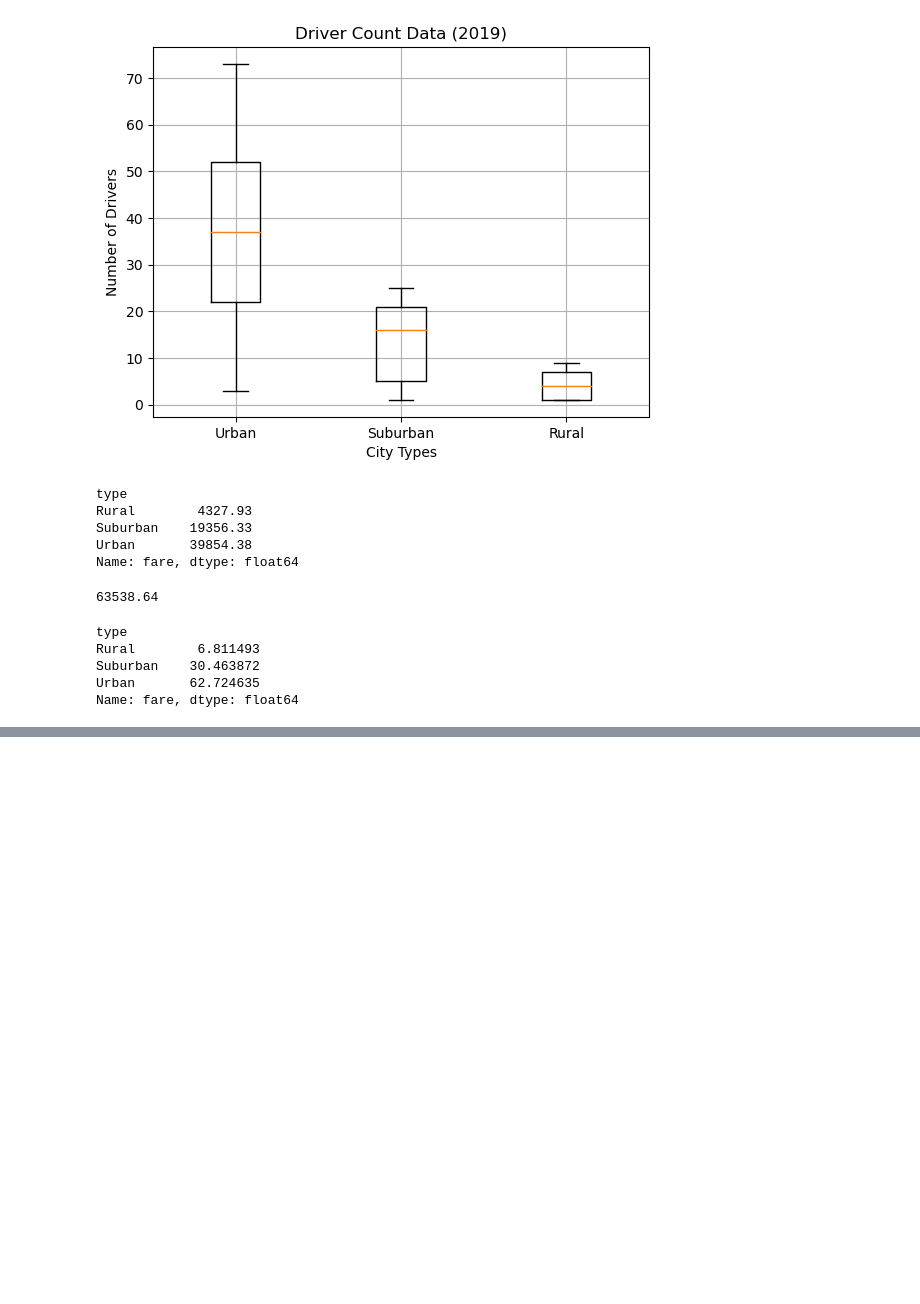
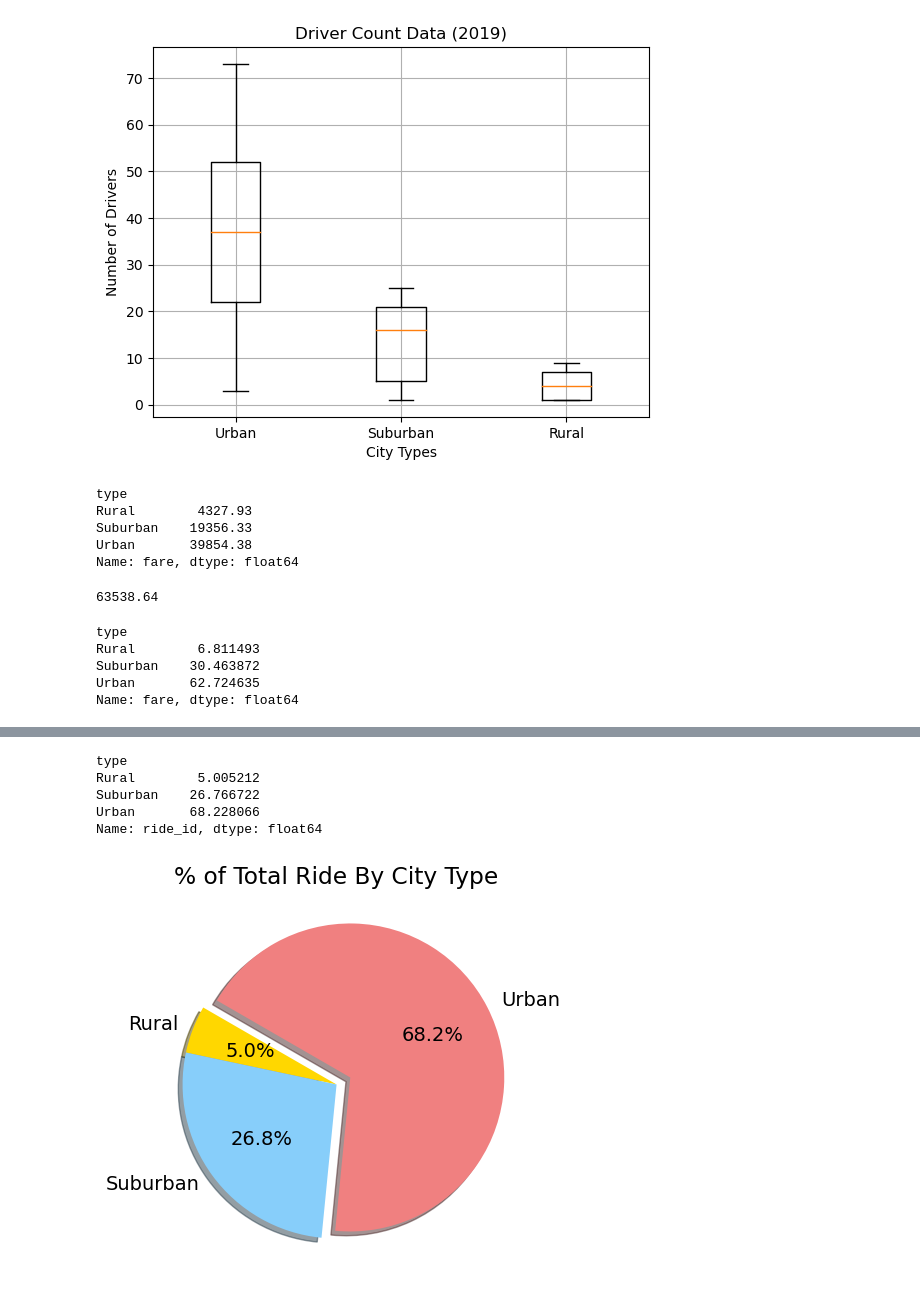
Before and after one commit to merigalstyan/PyBer_Analysis, a Jupyter notebook: PyBer.ipynb, the cells around one changed output, grey strips where cells are left out. Saved outputs shown, nothing was run; the diff lists cells and outputs as text; code cells hidden in the pictures; blank space fills up the shorter version.

Commit message:
Pie charts for percentage rides added to pyber

```diff
--- a/PyBer.ipynb
+++ b/PyBer.ipynb
@@ -747,0 +748,25 @@ plt.show()
+# %%
+ride_percent = 100 * (pyber_df.groupby("type").sum()["ride_id"]/sum(pyber_df["ride_id"]))
+ride_percent
+# %% [output]
+type
+Rural        5.005212
+Suburban    26.766722
+Urban       68.228066
+Name: ride_id, dtype: float64
+# %%
+import matplotlib as mpl
+plt.subplots(figsize=(10,5))
+plt.pie(ride_percent, labels=["Rural","Suburban", "Urban"],
+       colors=["gold", "lightskyblue", "lightcoral"],
+       explode=[0,0,0.1], shadow = True, autopct='%1.1f%%', startangle = 150
+       )
+plt.title("% of Total Ride By City Type")
+# Change the default font size from 10 to 14.
+mpl.rcParams['font.size'] = 14
+#Save figure
+plt.savefig("analysis/Fig6.png")
+# Show Figure
+plt.show()
+# %% [output]
+[figure, added]
```
Also changed, not shown: parts of 1 cell of this notebook.
